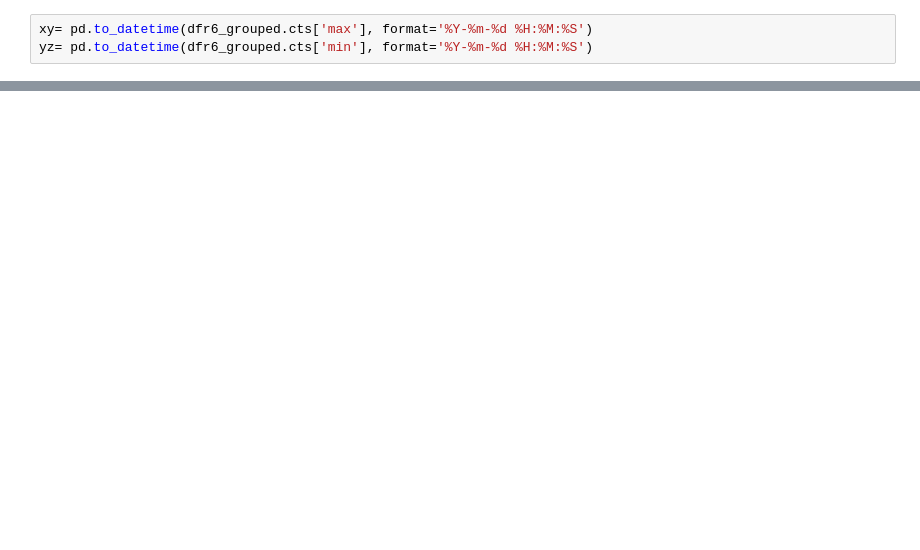
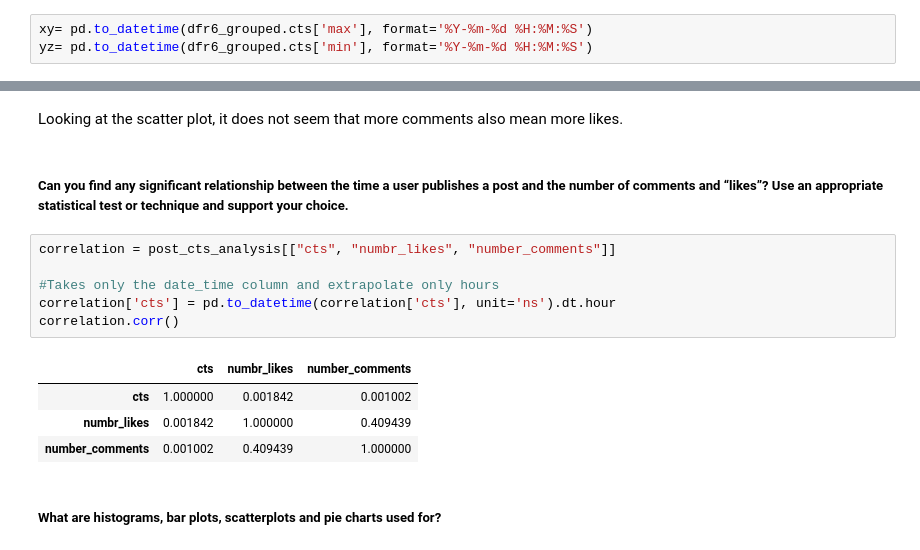
Before and after one commit to MichelaLombardi/ADM-HMWK_2, a Jupyter notebook: NBK_HMWK_2.ipynb, the cells around one changed output, grey strips where cells are left out. Drawn from its saved outputs; the diff is of its cells as text; blank space fills up the shorter version.

```diff
--- a/NBK_HMWK_2.ipynb
+++ b/NBK_HMWK_2.ipynb
@@ -580,0 +655,17 @@ print(averagetime)
+# %% [markdown]
+Looking at the scatter plot, it does not seem that more comments also mean more likes.
+# %% [markdown]
+##### Can you find any significant relationship between the time a user publishes a post and the number of comments and “likes”? Use an appropriate statistical test or technique and support your choice.
+# %%
+correlation = post_cts_analysis[["cts", "numbr_likes", "number_comments"]]
+
+#Takes only the date_time column and extrapolate only hours
+correlation['cts'] = pd.to_datetime(correlation['cts'], unit='ns').dt.hour
+correlation.corr()
+# %% [output]
+|  | cts | numbr_likes | number_comments |
+| cts | 1.000000 | 0.001842 | 0.001002 |
+| numbr_likes | 0.001842 | 1.000000 | 0.409439 |
+| number_comments | 0.001002 | 0.409439 | 1.000000 |
+# %% [markdown]
+##### What are histograms, bar plots, scatterplots and pie charts used for?
```
Also changed, not shown: parts of 21 cells of this notebook.
